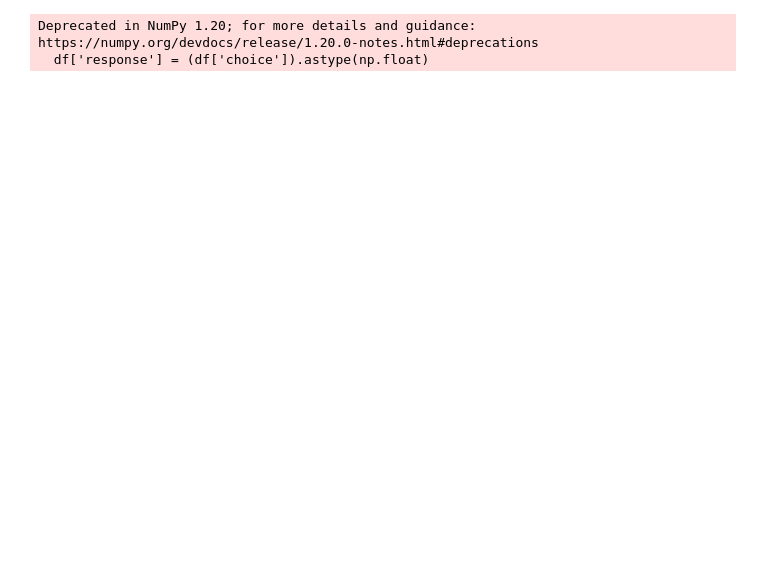
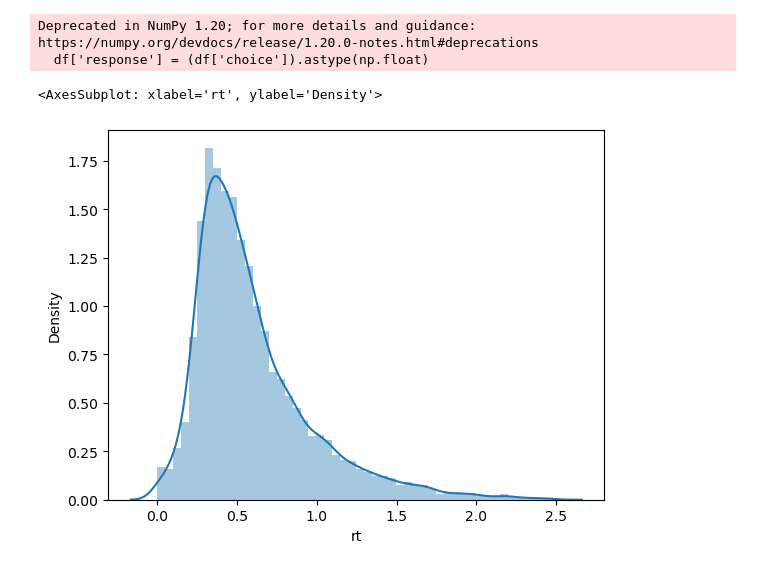
Before and after one commit to Gilles86/hddm_workspace, a Jupyter notebook: notebooks/test.ipynb, the cells around one changed output. Cells and saved outputs as stored; diff of their text form; code cells hidden in the pictures; blank space fills up the shorter version.

```diff
--- a/notebooks/test.ipynb
+++ b/notebooks/test.ipynb
@@ -31,3 +31,8 @@ import matplotlib.pyplot as plt
 # sns.relplot(x='log_n1', y='choice', data=df.reset_index(), kind='line')
 # sns.relplot(x='log(n2/n1)', y='response', data=df.reset_index(), kind='line')
 # plt.axvline(0.0, c='k', ls='--')
+# %%
+sns.distplot(df['rt'])
+# %% [output]
+<AxesSubplot: xlabel='rt', ylabel='Density'>
+[figure, added]
```
Also changed, not shown: parts of 31 cells of this notebook.
